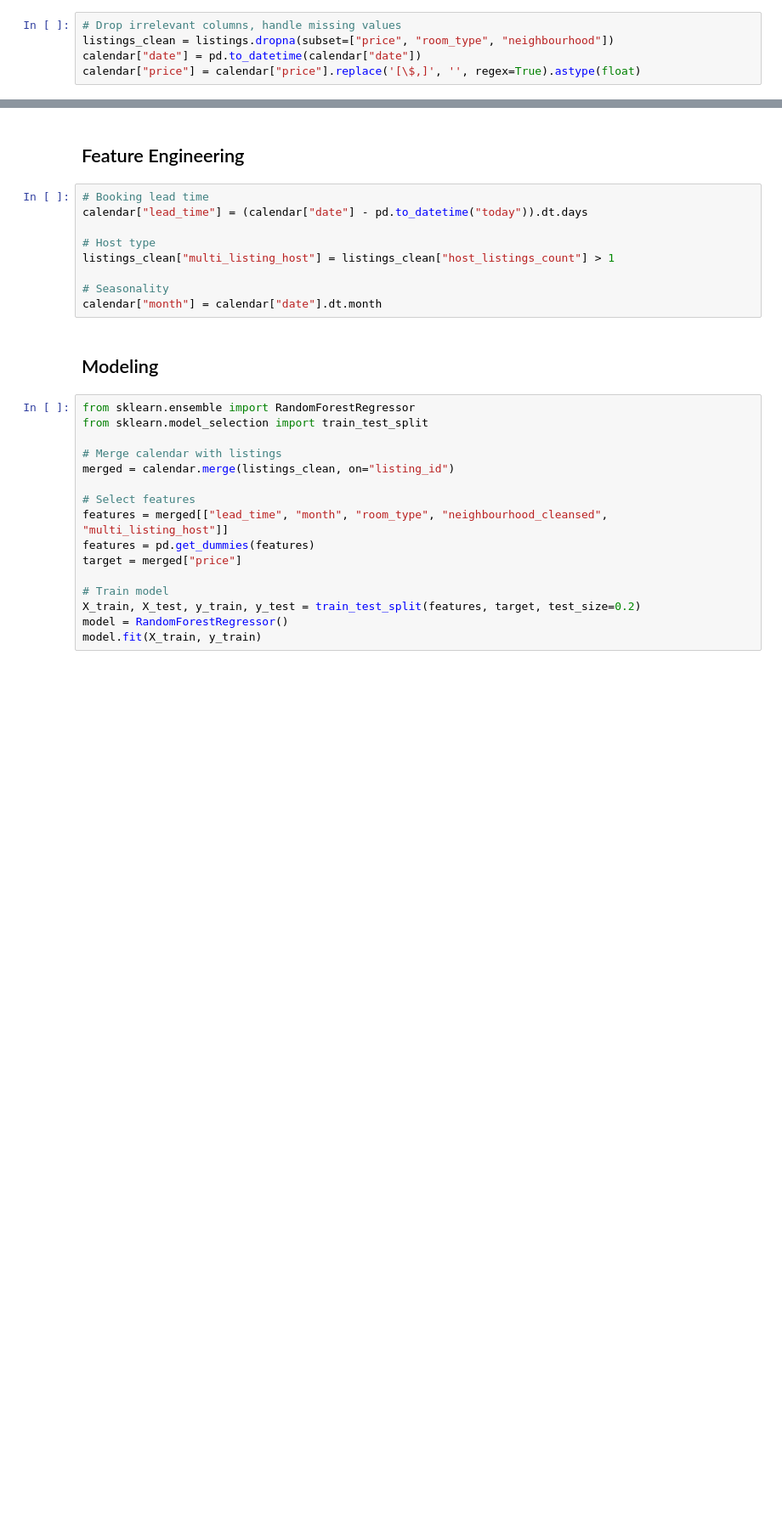
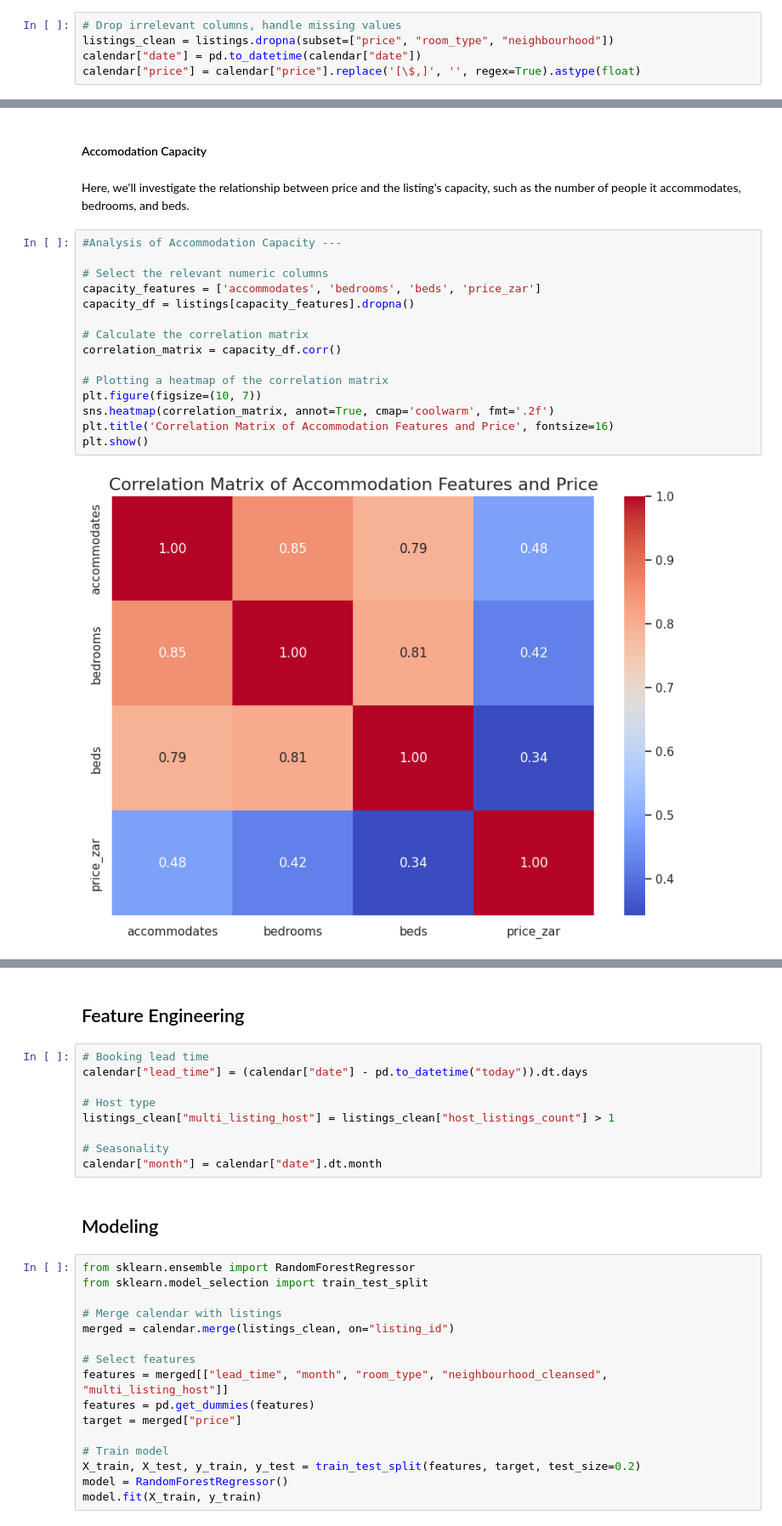
Before and after one commit to nkosanamolefe/dynamic-pricing-for-airbnb, a Jupyter notebook: notebook/Dynamic_Pricing_for_Airbnb_Cape Town.ipynb, the cells around one changed output, grey strips where cells are left out. Shown at 85% size. Drawn from its saved outputs; the diff is of its cells as text; blank space fills up the shorter version.

```diff
--- a/notebook/Dynamic_Pricing_for_Airbnb_Cape Town.ipynb
+++ b/notebook/Dynamic_Pricing_for_Airbnb_Cape Town.ipynb
@@ -22,0 +327,21 @@ calendar["price"] = calendar["price"].replace('[\$,]', '', regex=True).astype(fl
+# %% [markdown]
+#### Accomodation Capacity
+# %% [markdown]
+Here, we'll investigate the relationship between price and the listing's capacity, such as the number of people it accommodates, bedrooms, and beds.
+# %%
+#Analysis of Accommodation Capacity ---
+
+# Select the relevant numeric columns
+capacity_features = ['accommodates', 'bedrooms', 'beds', 'price_zar']
+capacity_df = listings[capacity_features].dropna()
+
+# Calculate the correlation matrix
+correlation_matrix = capacity_df.corr()
+
+# Plotting a heatmap of the correlation matrix
+plt.figure(figsize=(10, 7))
+sns.heatmap(correlation_matrix, annot=True, cmap='coolwarm', fmt='.2f')
+plt.title('Correlation Matrix of Accommodation Features and Price', fontsize=16)
+plt.show()
+# %% [output]
+[figure, added]
```
Also changed, not shown: parts of 60 cells of this notebook.
